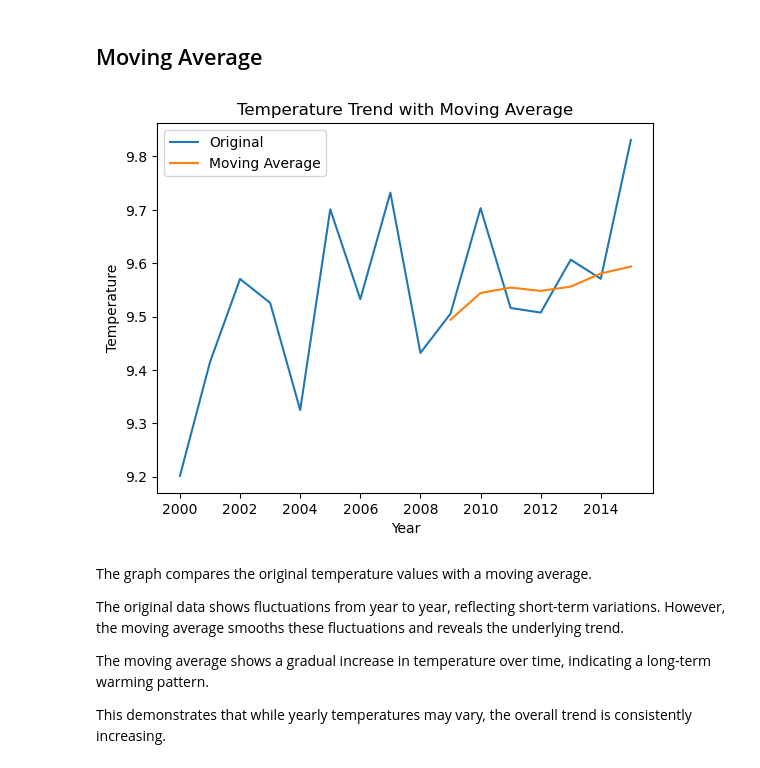
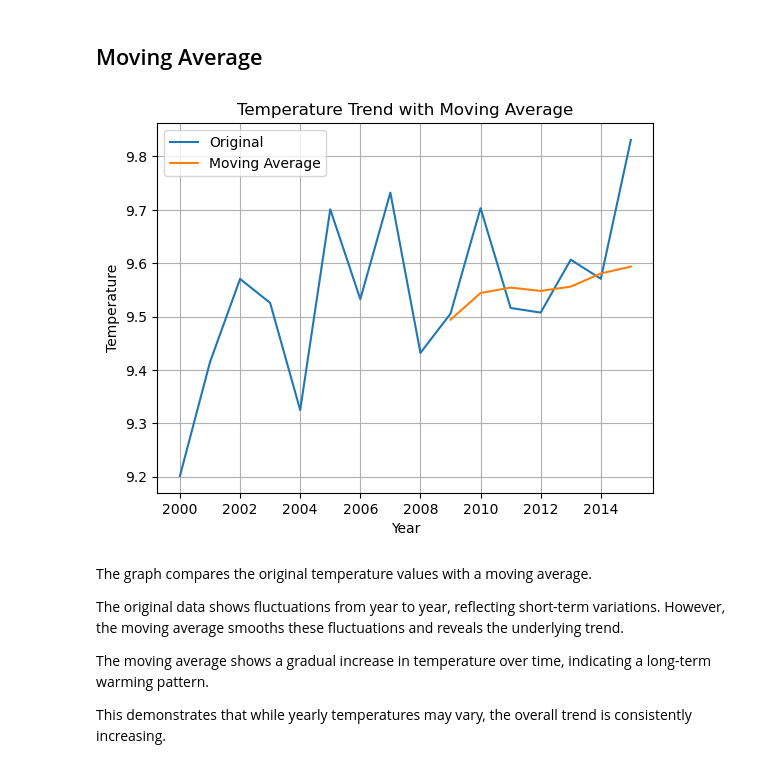
Before and after one commit to mimihorozova/climate_analysis, a Jupyter notebook: climate_analysis.ipynb, the cells around one changed output. Cells and saved outputs as stored; diff of their text form; code cells hidden in the pictures.

```diff
--- a/climate_analysis.ipynb
+++ b/climate_analysis.ipynb
@@ -172,16 +183,17 @@ The relatively tight clustering of values indicates stability in short-term vari
 # %%
 data['temp_moving_avg'] = data['temperature'].rolling(window=10).mean()
 
 plt.figure()
 plt.plot(data['year'], data['temperature'], label='Original')
 plt.plot(data['year'], data['temp_moving_avg'], label='Moving Average')
 plt.legend()
 plt.title("Temperature Trend with Moving Average")
 plt.xlabel("Year")
 plt.ylabel("Temperature")
+plt.grid()
 plt.show()
 # %% [output]
-[figure, old version]
+[figure, new version]
 # %% [markdown]
 The graph compares the original temperature values with a moving average.
 
```
Also changed, not shown: parts of 8 cells of this notebook.
